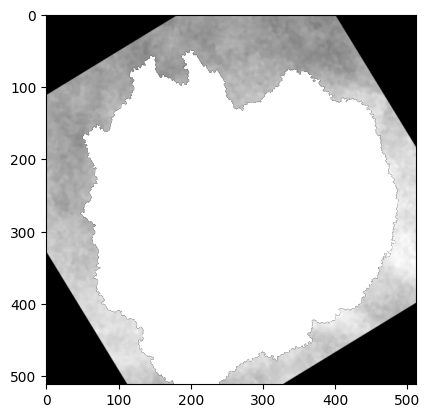
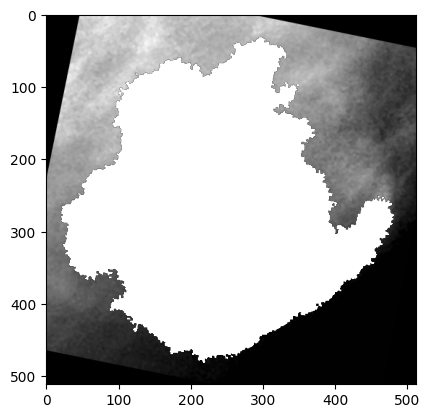
The notebook cell's code change between the first figure and the second:
--- before
+++ after
@@ -1,3 +1,3 @@
 i = 0
 plt.imshow(X[i,0], cmap="gray")
-plt.imshow(y[i,1], cmap="gray", alpha=(y[0,1] > 0).float())
+plt.imshow(y[i,1], cmap="gray", alpha=(y[i,1] > 0).float())

Commit: Bugfix in preprocessing